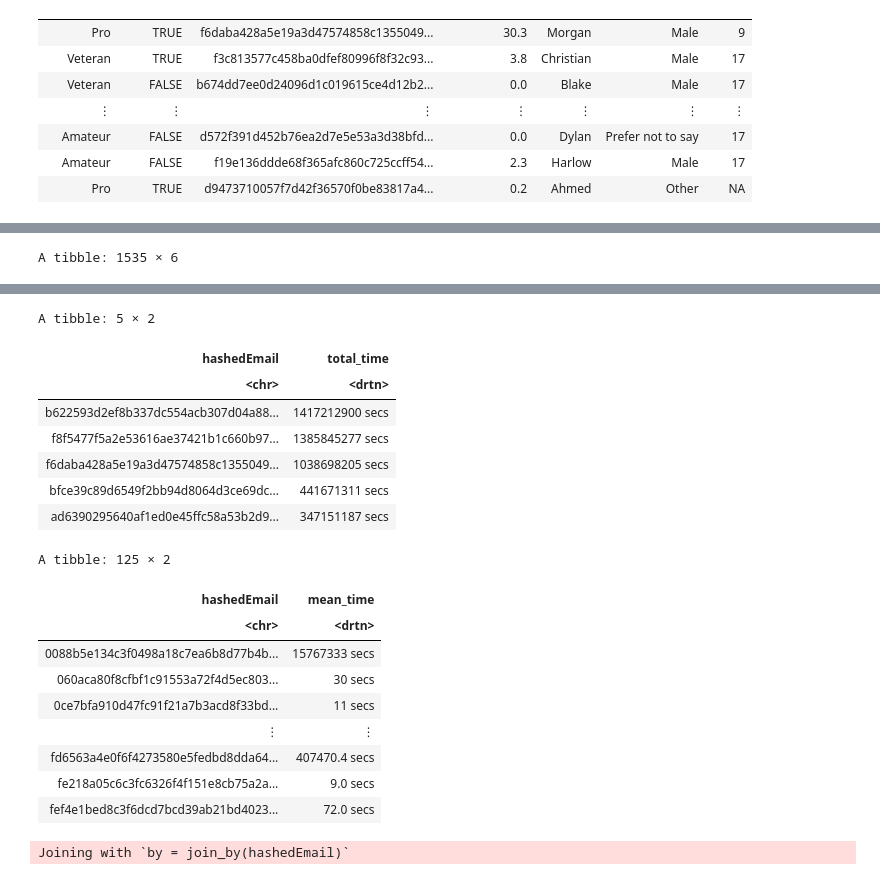
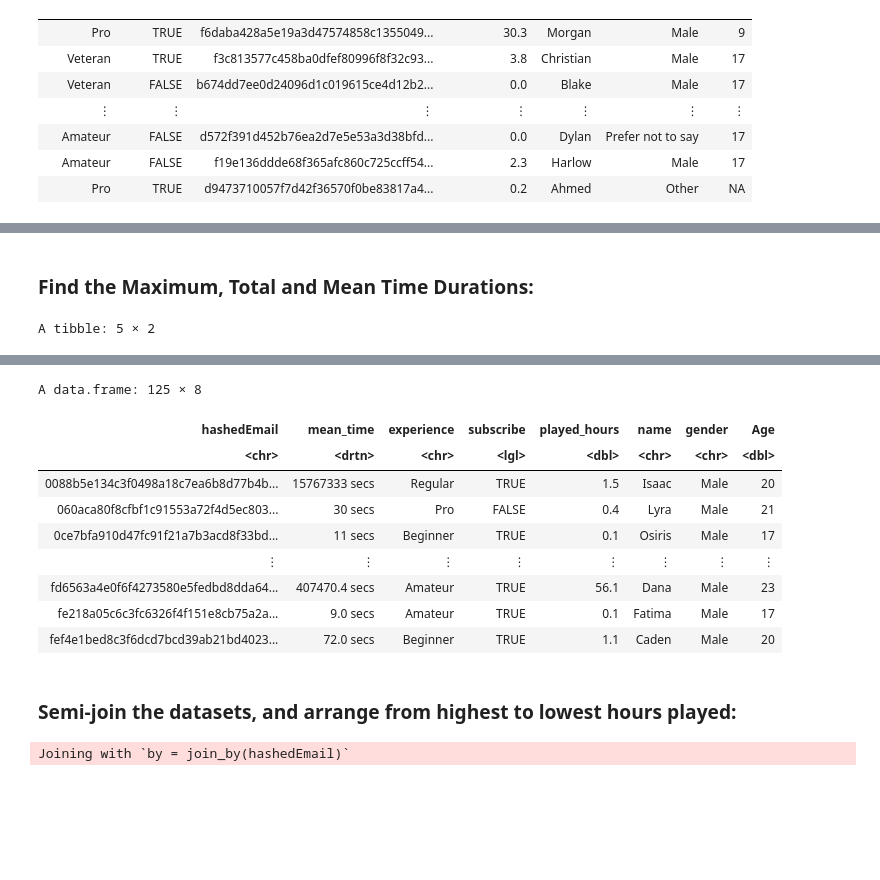
Before and after one commit to Gabriella478/dsci-100-project, a Jupyter notebook: project-2025.ipynb, the cells around one changed output, grey strips where cells are left out. Saved outputs shown, nothing was run; the diff lists cells and outputs as text; code cells hidden in the pictures; blank space fills up the shorter version.

```diff
--- a/project-2025.ipynb
+++ b/project-2025.ipynb
@@ -172,10 +296,6 @@ A spec_tbl_df: 125 × 7
+# %% [markdown]
+### Find the Maximum, Total and Mean Time Durations:
 # %%
-sessions_mutated <- sessions |>
-    mutate(start_time = as_datetime(start_time)) |>
-    mutate(end_time = as_datetime(end_time)) |>
-    mutate(time_duration = abs(end_time - start_time))
-sessions_mutated
-
 # Finding the top 5 players for the longest session ever played
 sessions_max_time <- sessions_mutated |>
     group_by(hashedEmail) |>
@@ -192,7 +312,8 @@ sessions_total_time
 # Finding the top 5 players for the average amount of time in each playing session.  A repeat is down below.
 sessions_average_time <- sessions_mutated |>
     group_by(hashedEmail) |>
-    summarize(mean_time = mean(time_duration, na.rm = TRUE))
+    summarize(mean_time = mean(time_duration, na.rm = TRUE)) |>
+    merge(players)
 sessions_average_time
 # %% [output]
-A tibble: 1535 × 6
+A tibble: 5 × 2
@@ -208,21 +327,15 @@ A tibble: 1535 × 6
-A tibble: 5 × 2
+A data.frame: 125 × 8
-| hashedEmail | total_time |
-| <chr> | <drtn> |
-| b622593d2ef8b337dc554acb307d04a88... | 1417212900 secs |
-| f8f5477f5a2e53616ae37421b1c660b97... | 1385845277 secs |
-| f6daba428a5e19a3d47574858c1355049... | 1038698205 secs |
-| bfce39c89d6549f2bb94d8064d3ce69dc... | 441671311 secs |
-| ad6390295640af1ed0e45ffc58a53b2d9... | 347151187 secs |
+| hashedEmail | mean_time | experience | subscribe | played_hours | name | gender | Age |
+| <chr> | <drtn> | <chr> | <lgl> | <dbl> | <chr> | <chr> | <dbl> |
+| 0088b5e134c3f0498a18c7ea6b8d77b4b... | 15767333 secs | Regular | TRUE | 1.5 | Isaac | Male | 20 |
+| 060aca80f8cfbf1c91553a72f4d5ec803... | 30 secs | Pro | FALSE | 0.4 | Lyra | Male | 21 |
+| 0ce7bfa910d47fc91f21a7b3acd8f33bd... | 11 secs | Beginner | TRUE | 0.1 | Osiris | Male | 17 |
+| ⋮ | ⋮ | ⋮ | ⋮ | ⋮ | ⋮ | ⋮ | ⋮ |
+| fd6563a4e0f6f4273580e5fedbd8dda64... | 407470.4 secs | Amateur | TRUE | 56.1 | Dana | Male | 23 |
+| fe218a05c6c3fc6326f4f151e8cb75a2a... | 9.0 secs | Amateur | TRUE | 0.1 | Fatima | Male | 17 |
+| fef4e1bed8c3f6dcd7bcd39ab21bd4023... | 72.0 secs | Beginner | TRUE | 1.1 | Caden | Male | 20 |
-A tibble: 125 × 2
-| hashedEmail | mean_time |
-| <chr> | <drtn> |
-| 0088b5e134c3f0498a18c7ea6b8d77b4b... | 15767333 secs |
-| 060aca80f8cfbf1c91553a72f4d5ec803... | 30 secs |
-| 0ce7bfa910d47fc91f21a7b3acd8f33bd... | 11 secs |
-| ⋮ | ⋮ |
-| fd6563a4e0f6f4273580e5fedbd8dda64... | 407470.4 secs |
-| fe218a05c6c3fc6326f4f151e8cb75a2a... | 9.0 secs |
-| fef4e1bed8c3f6dcd7bcd39ab21bd4023... | 72.0 secs |
+# %% [markdown]
+### Semi-join the datasets, and arrange from highest to lowest hours played:
 # %%
 max_time_session_joined <- semi_join(players, sessions_total_time) |>
     arrange(desc(played_hours))
```
Also changed, not shown: parts of 30 cells of this notebook.
